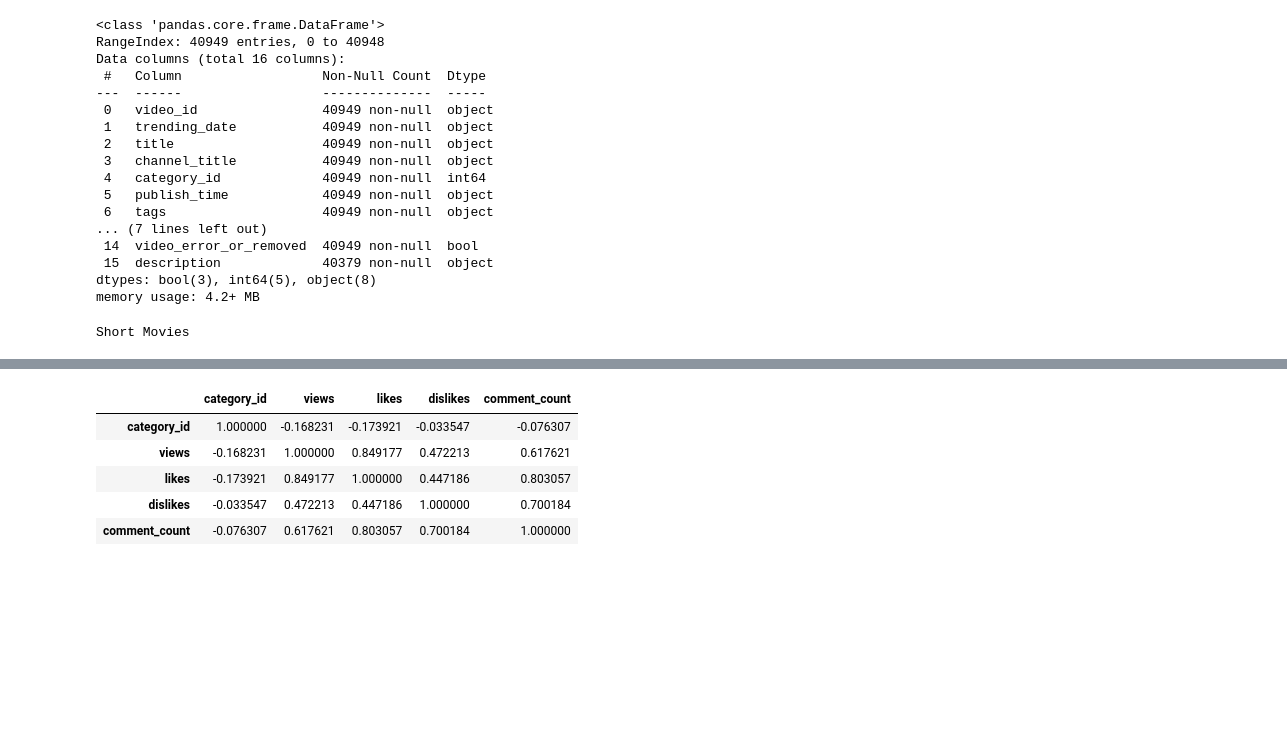
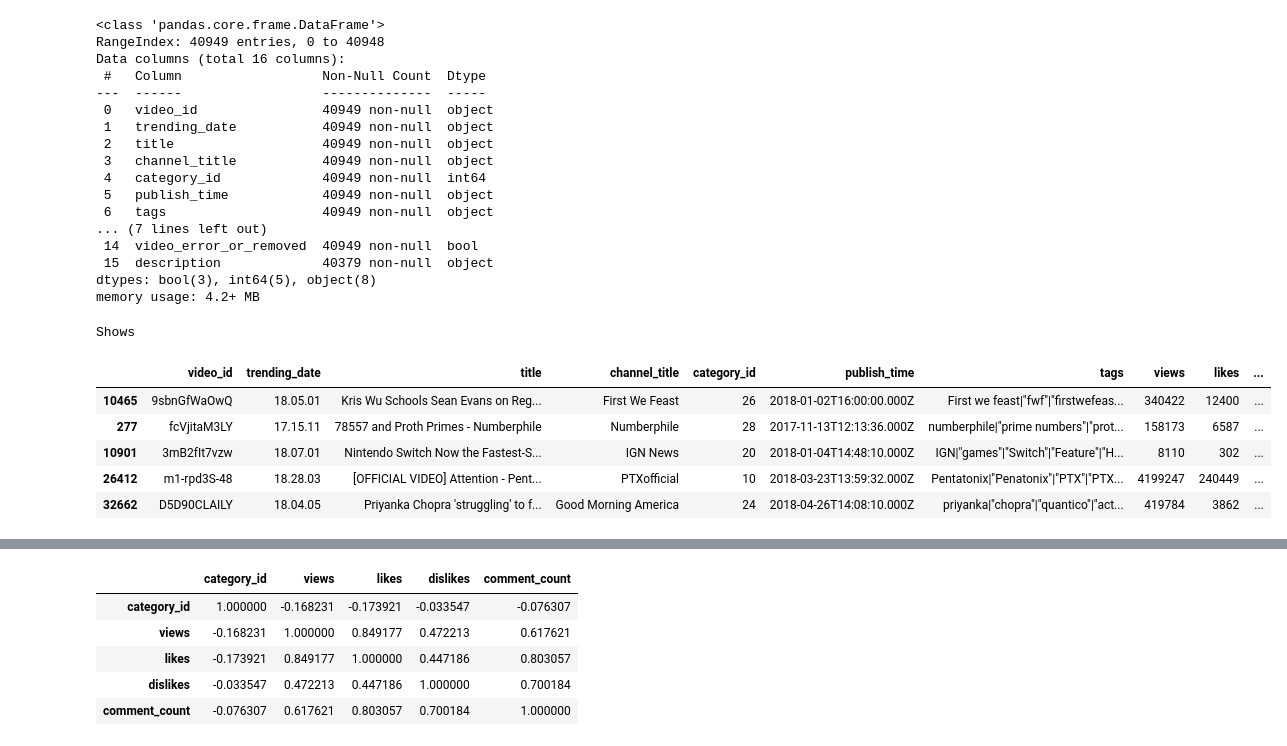
Before and after one commit to JosephTylerSeay/Pandas-EDA-Case-Study, a Jupyter notebook: project.ipynb, the cells around one changed output, grey strips where cells are left out. Saved outputs shown, nothing was run; the diff lists cells and outputs as text; code cells hidden in the pictures; blank space fills up the shorter version.

```diff
--- a/project.ipynb
+++ b/project.ipynb
@@ -36,21 +36,29 @@ def make_tag_dict(filepath):
     cat = pd.read_json(filepath)
     new_dict = {}
     for i in range(len(cat["items"])):
-        new_dict[i] = cat["items"][i]["snippet"]["title"]
+        new_dict[cat["items"][i]["id"]] = cat["items"][i]["snippet"]["title"]
+
     return new_dict
 
 fetch_dict = make_tag_dict("data/US_category_id.json")
 
 def fetch_tag(category_id):
-    if category_id != 43:
-        return fetch_dict[category_id]
-    return "Undefined"
+    return fetch_dict[str(category_id)]
 
-print(fetch_tag(5))
+print(fetch_tag("43"))
 # %% [output]
-Short Movies
+Shows
 # %%
 us_df["category_name"] = us_df["category_id"].apply(fetch_tag)
+
+us_df.sample(5)
+# %% [output]
+|  | video_id | trending_date | title | channel_title | category_id | publish_time | tags | views | likes | ... |
+| 10465 | 9sbnGfWaOwQ | 18.05.01 | Kris Wu Schools Sean Evans on Reg... | First We Feast | 26 | 2018-01-02T16:00:00.000Z | First we feast|"fwf"|"firstwefeas... | 340422 | 12400 | ... |
+| 277 | fcVjitaM3LY | 17.15.11 | 78557 and Proth Primes - Numberphile | Numberphile | 28 | 2017-11-13T12:13:36.000Z | numberphile|"prime numbers"|"prot... | 158173 | 6587 | ... |
+| 10901 | 3mB2fIt7vzw | 18.07.01 | Nintendo Switch Now the Fastest-S... | IGN News | 20 | 2018-01-04T14:48:10.000Z | IGN|"games"|"Switch"|"Feature"|"H... | 8110 | 302 | ... |
+| 26412 | m1-rpd3S-48 | 18.28.03 | [OFFICIAL VIDEO] Attention - Pent... | PTXofficial | 10 | 2018-03-23T13:59:32.000Z | Pentatonix|"Penatonix"|"PTX"|"PTX... | 4199247 | 240449 | ... |
+| 32662 | D5D90CLAILY | 18.04.05 | Priyanka Chopra 'struggling' to f... | Good Morning America | 24 | 2018-04-26T14:08:10.000Z | priyanka|"chopra"|"quantico"|"act... | 419784 | 3862 | ... |
 # %%
 us_df_reduced = us_df.drop(columns=["thumbnail_link", "video_id", "comments_disabled", "description", "ratings_disabled", "video_error_or_removed"])
 us_df_reduced["trending_date"] = pd.to_datetime(us_df_reduced["trending_date"], format="%y.%d.%m")
```
Also changed, not shown: parts of 4 cells of this notebook.
